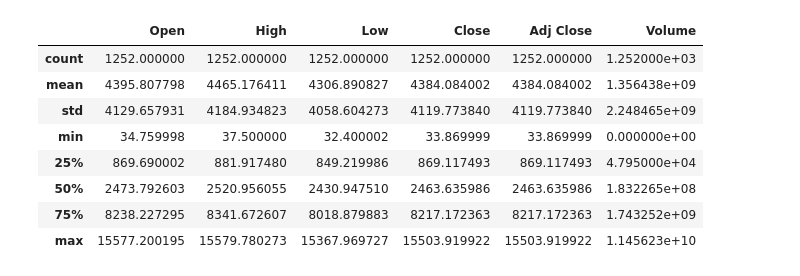
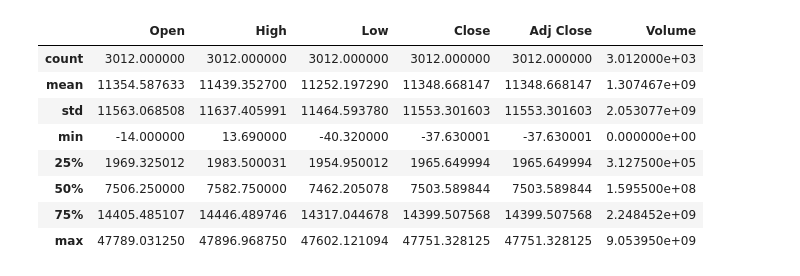
Before and after one commit to farhanarrafi/UNT-CS-Machine-Learning-Project, a Jupyter notebook: MachineLearning_Project.ipynb, the cells around one changed output. Saved outputs shown, nothing was run; the diff lists cells and outputs as text; code cells hidden in the pictures.

Commit message:
Updated data download code

```diff
--- a/MachineLearning_Project.ipynb
+++ b/MachineLearning_Project.ipynb
@@ -47,6 +44,7 @@ import pandas as pd # data processing, CSV file I/O (e.g. pd.read_csv)
 from sklearn.pipeline import Pipeline
 
 
-train_dataset = pd.read_csv('2008_Globla_Markets_Data.csv')
-
-train_dataset.head()
+train_dataset_2020 = pd.read_csv('2020_Global_Markets_Data.csv')
+train_dataset_2021 = pd.read_csv('2021_Global_Markets_Data.csv')
+train_dataset_2022 = pd.read_csv('2022_Global_Markets_Data.csv')
+train_dataset_2023 = pd.read_csv('2023_Global_Markets_Data.csv')
@@ -60,12 +60,12 @@ train_dataset.head()
 # %%
-train_dataset.describe()
+train_dataset_2020.describe()
 # %% [output]
 |  | Open | High | Low | Close | Adj Close | Volume |
-| count | 1252.000000 | 1252.000000 | 1252.000000 | 1252.000000 | 1252.000000 | 1.252000e+03 |
-| mean | 4395.807798 | 4465.176411 | 4306.890827 | 4384.084002 | 4384.084002 | 1.356438e+09 |
-| std | 4129.657931 | 4184.934823 | 4058.604273 | 4119.773840 | 4119.773840 | 2.248465e+09 |
-| min | 34.759998 | 37.500000 | 32.400002 | 33.869999 | 33.869999 | 0.000000e+00 |
-| 25% | 869.690002 | 881.917480 | 849.219986 | 869.117493 | 869.117493 | 4.795000e+04 |
-| 50% | 2473.792603 | 2520.956055 | 2430.947510 | 2463.635986 | 2463.635986 | 1.832265e+08 |
-| 75% | 8238.227295 | 8341.672607 | 8018.879883 | 8217.172363 | 8217.172363 | 1.743252e+09 |
-| max | 15577.200195 | 15579.780273 | 15367.969727 | 15503.919922 | 15503.919922 | 1.145623e+10 |
+| count | 3012.000000 | 3012.000000 | 3012.000000 | 3012.000000 | 3012.000000 | 3.012000e+03 |
+| mean | 11354.587633 | 11439.352700 | 11252.197290 | 11348.668147 | 11348.668147 | 1.307467e+09 |
+| std | 11563.068508 | 11637.405991 | 11464.593780 | 11553.301603 | 11553.301603 | 2.053077e+09 |
+| min | -14.000000 | 13.690000 | -40.320000 | -37.630001 | -37.630001 | 0.000000e+00 |
+| 25% | 1969.325012 | 1983.500031 | 1954.950012 | 1965.649994 | 1965.649994 | 3.127500e+05 |
+| 50% | 7506.250000 | 7582.750000 | 7462.205078 | 7503.589844 | 7503.589844 | 1.595500e+08 |
+| 75% | 14405.485107 | 14446.489746 | 14317.044678 | 14399.507568 | 14399.507568 | 2.248452e+09 |
+| max | 47789.031250 | 47896.968750 | 47602.121094 | 47751.328125 | 47751.328125 | 9.053950e+09 |
```
Also changed, not shown: parts of 6 cells of this notebook.
